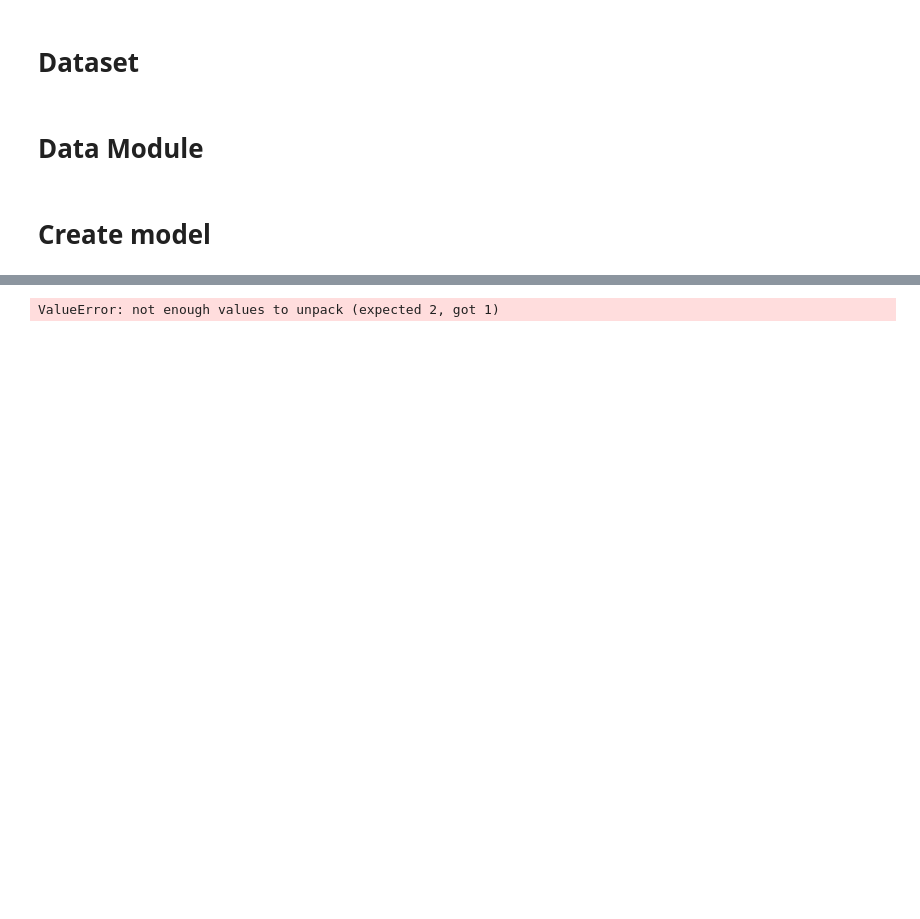
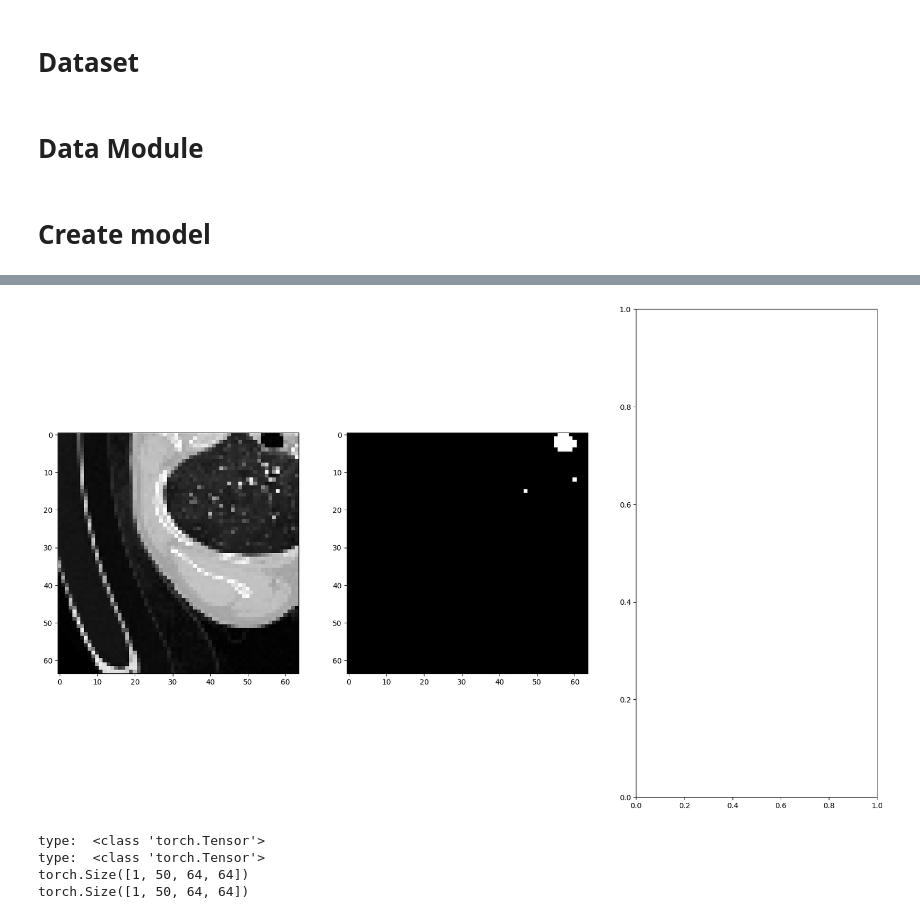
Before and after one commit to pawel-gawron/3D_segmentation, a Jupyter notebook: model_segmentation/airway_segment.ipynb, the cells around one changed output, grey strips where cells are left out. Saved outputs shown, nothing was run; the diff lists cells and outputs as text; code cells hidden in the pictures; blank space fills up the shorter version.

```diff
--- a/model_segmentation/airway_segment.ipynb
+++ b/model_segmentation/airway_segment.ipynb
@@ -115,7 +80,7 @@ class CTDataset(Dataset):
                 transformed_masks.append(transformed["mask"])
 
             image_file = torch.stack(transformed_images, dim=0)
-            mask_file = torch.stack(transformed_masks, dim=0).type(torch.float32)
+            mask_file = torch.stack(transformed_masks, dim=0).type(torch.float16)
             # mask_file = mask_file.unsqueeze(0)
             # mask_file = mask_file.unsqueeze(1)
             # mask_file = monai.networks.utils.one_hot(mask_file, num_classes=2)
@@ -127,6 +92,12 @@ class CTDataset(Dataset):
             # print('shape: ', image_file.shape, mask_file.shape)
             # print("len of tuple: ", i, image_file.shape, mask_file.shape)
             # print("Type: ", type(image_file), type(mask_file))
+            # print("image: ", image_file[0, 0, ...].min(), image_file[0, 0, ...].max())
+            # print("mask: ", image_file[0, 0, ...].min(), image_file[0, 0, ...].max())
+
+
+            # print(image_file)
+            # print(mask_file)
         return image_file, mask_file
         # return torch.randn(1, 1, 10, 128, 128), torch.randn(1, 3, 10, 128, 128)
 # %% [markdown]
@@ -183,15 +154,15 @@ class CTDataModule(pl.LightningDataModule):
         self.val_dataset = CTDataset(val_paths, transform=self.transforms)
         self.test_dataset = CTDataset(test_paths, transform=self.transforms)
 
-        # return self.train_dataset
+        return self.train_dataset
 
     def train_dataloader(self):
         # print(DataLoader(self.train_dataset, batch_size=1).shape)
-        return DataLoader(self.train_dataset, batch_size=1, num_workers=1)
+        return DataLoader(self.train_dataset, batch_size=5, num_workers=1)
 
     def val_dataloader(self):
-        return DataLoader(self.val_dataset, batch_size=1, num_workers=1)
+        return DataLoader(self.val_dataset, batch_size=5, num_workers=1)
 
     def test_dataloader(self):
-        return DataLoader(self.test_dataset, batch_size=1, num_workers=1)
+        return DataLoader(self.test_dataset, batch_size=5, num_workers=1)
 # %%
@@ -374,38 +339,50 @@ OutOfMemoryError: CUDA out of memory. Tried to allocate 314.00 MiB. GPU 0 has a
 # %%
-unet = XUnet(
-    dim = 64,
-    frame_kernel_size = 3,                 # set this to greater than 1
-    channels = 1,
-    dim_mults = (1, 2, 4, 8),
-    nested_unet_depths = (5, 4, 2, 1),     # nested unet depths, from unet-squared paper
-    consolidate_upsample_fmaps = True,     # whether to consolidate outputs from all upsample blocks, used in unet-squared paper
-    weight_standardize = True
-)
+# unet = XUnet(
+#     dim = 64,
+#     frame_kernel_size = 3,                 # set this to greater than 1
+#     channels = 1,
+#     dim_mults = (1, 2, 4, 8),
+#     nested_unet_depths = (5, 4, 2, 1),     # nested unet depths, from unet-squared paper
+#     consolidate_upsample_fmaps = True,     # whether to consolidate outputs from all upsample blocks, used in unet-squared paper
+#     weight_standardize = True
+# )
 
 dataset = CTDataModule()
-scans = dataset.setup('fit')[0]
-# print(scans)
+scans = dataset.setup('fit')
+# # print(scans)
 
-single_scan_tuple, single_msk_tuple = scans.__getitem__(0)
+single_scan_tuple, single_msk_tuple = scans.__getitem__(20)
+
+slice_nr = 10
+
+fig, ax = plt.subplots(1, 3, figsize=(20, 12))
+ax[0].imshow(single_scan_tuple[0, slice_nr, :, :], cmap="gray")
+ax[1].imshow(single_msk_tuple[0, slice_nr, :, :], cmap="gray")
+
+plt.show()
 # single_msk_tuple = scans.__getitem__(0)
 
 print("type: ", type(single_scan_tuple))
 print("type: ", type(single_msk_tuple))
 
 print((single_scan_tuple.size()))
 print((single_msk_tuple.size()))
-# single_scan_tuple = single_scan_tuple.unsqueeze(0)
-print(single_scan_tuple.size())
+# # single_scan_tuple = single_scan_tuple.unsqueeze(0)
+# print(single_scan_tuple.size())
 
 # tensors = [t for t in single_scan_tuple]  # Extract the tensor from each tuple
 # stacked_tensor = torch.stack(tensors)  # Stack the tensors
 # print(stacked_tensor.shape)
 
 # print(dataset.__getitem__(0))
 
-video = torch.randn(1, 3, 10, 128, 128)    # (batch, channels, frames, height, width)
-print(video.size())
+# video = torch.randn(1, 3, 10, 128, 128)    # (batch, channels, frames, height, width)
+# print(video.size())
 # out = unet(single_scan_tuple) # (1, 3, 10, 128, 128)
 # print(out)
 # %% [output]
+[figure, added]
-ValueError: not enough values to unpack (expected 2, got 1)
+type:  <class 'torch.Tensor'>
+type:  <class 'torch.Tensor'>
+torch.Size([1, 50, 64, 64])
+torch.Size([1, 50, 64, 64])
```
Also changed, not shown: parts of 4 cells of this notebook, 2 other files.
